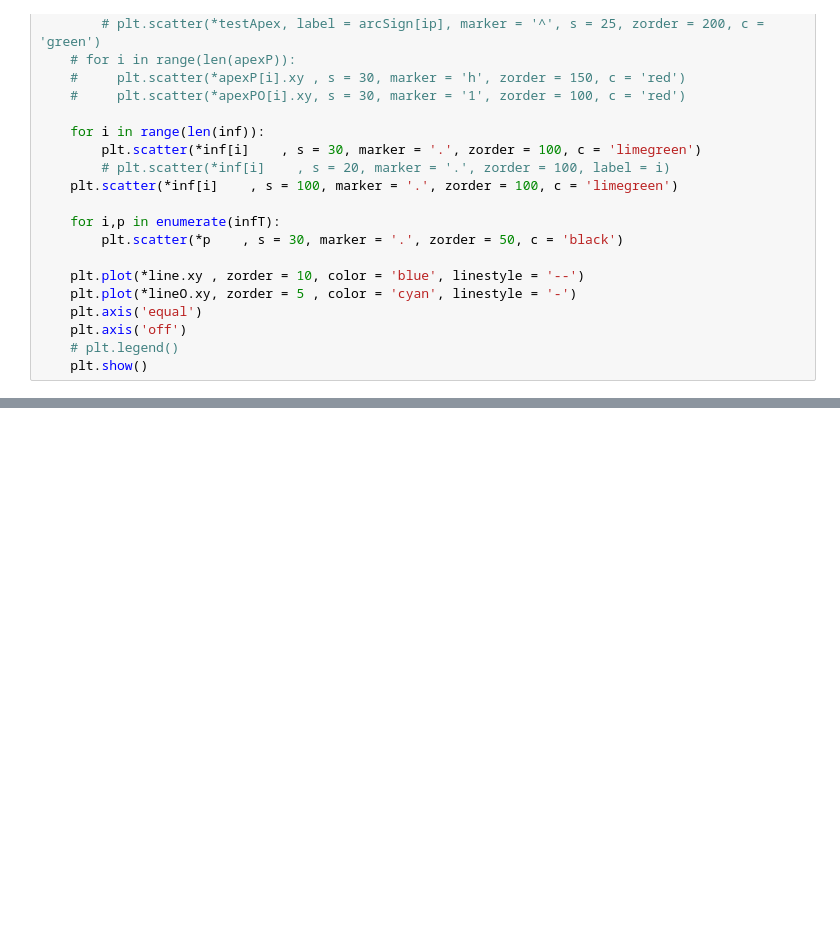
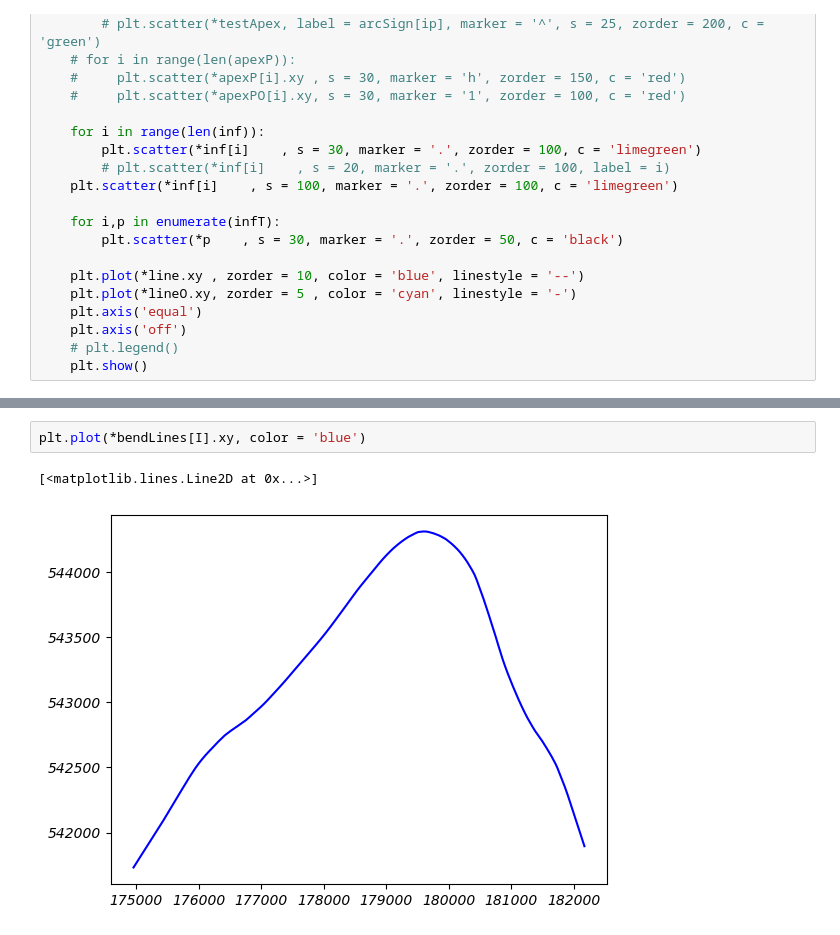
Before and after one commit to niekcde/river-confinement, a Jupyter notebook: test_inflectionPoint.ipynb, the cells around one changed output, grey strips where cells are left out. Saved outputs shown, nothing was run; the diff lists cells and outputs as text; blank space fills up the shorter version.

```diff
--- a/test_inflectionPoint.ipynb
+++ b/test_inflectionPoint.ipynb
@@ -296,0 +253,5 @@ Huber Mean: 12.00000065480583
+# %%
+plt.plot(*bendLines[I].xy, color = 'blue')
+# %% [output]
+[<matplotlib.lines.Line2D at 0x...>]
+[figure, added]
```
Also changed, not shown: parts of 24 cells of this notebook, 16 other files.
